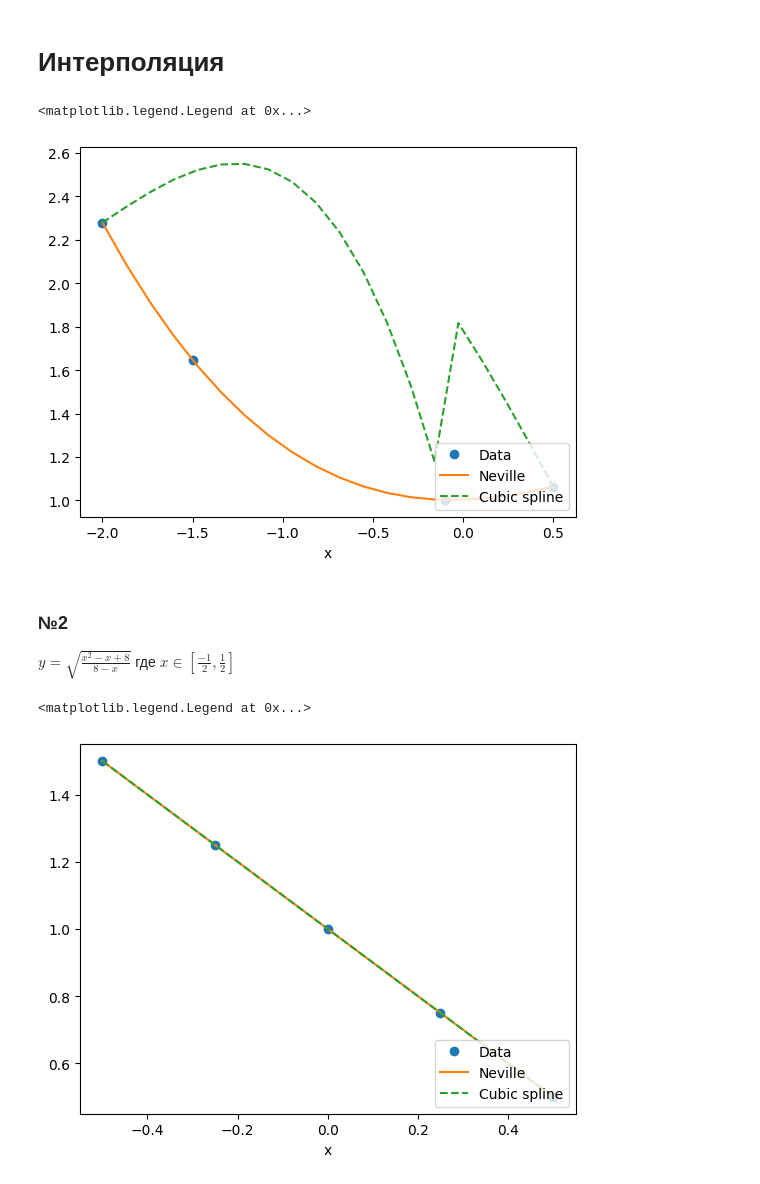
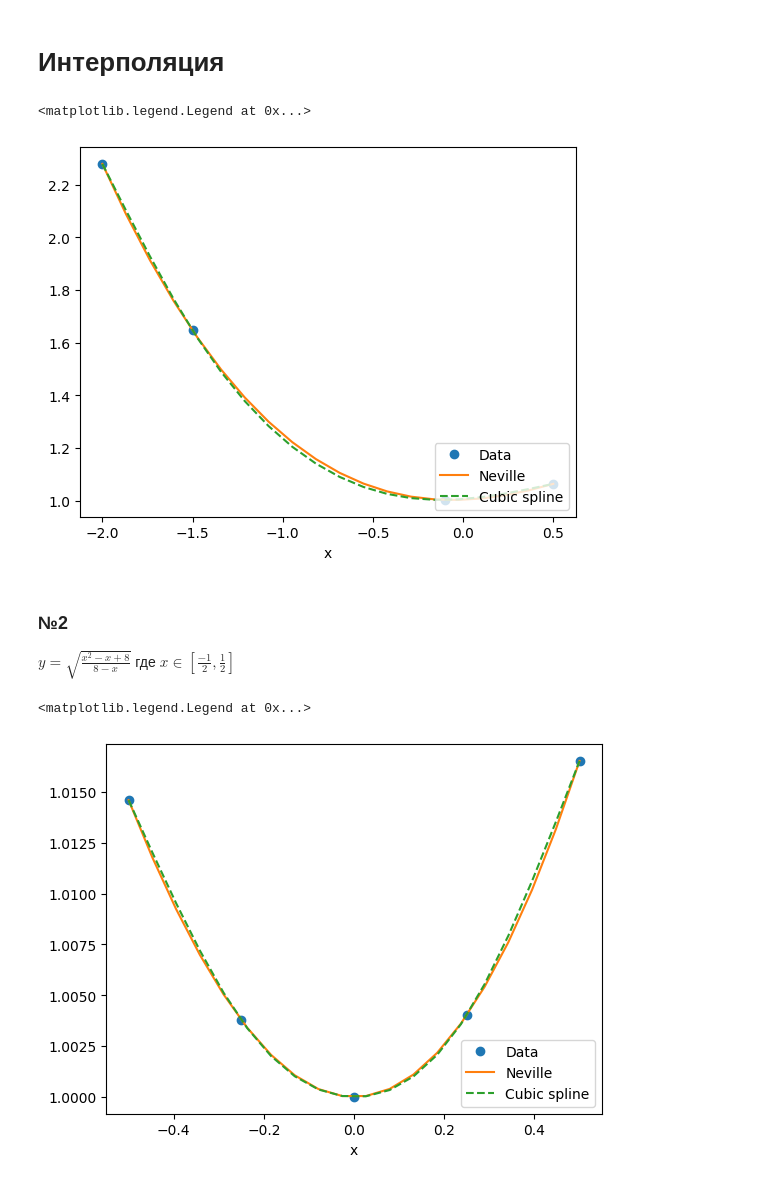
Before and after one commit to azizka85/Numerical-Methods, a Jupyter notebook: tasks/task #8.ipynb, the cells around one changed output. Cells and saved outputs as stored; diff of their text form; code cells hidden in the pictures.

```diff
--- a/tasks/task #8.ipynb
+++ b/tasks/task #8.ipynb
@@ -10,8 +10,8 @@ import matplotlib.pyplot as plt
 import modules.interpolation.neville as nv
 import modules.interpolation.cubic_spline as cs
 
-xd = np.array([-2.0, -0.1, -1.5, 0.5])
-yd = np.array([2.2796, 1.0025, 1.6467, 1.0635])
+xd = np.array([-2.0, -1.5, -0.1, 0.5])
+yd = np.array([2.2796, 1.6467, 1.0025, 1.0635])
 
 x = np.linspace(-2, 0.5, 20)
 
@@ -29,29 +29,29 @@ plt.xlabel('x')
 plt.legend(['Data', 'Neville', 'Cubic spline'], loc='lower right')
 # %% [output]
 <matplotlib.legend.Legend at 0x...>
-[figure, old version]
+[figure, new version]
 # %% [markdown]
 ###  №2
 
 $y=\sqrt{\frac{x^2-x+8}{8-x}}$  где $x \in [\frac{-1}{2}, \frac{1}{2}]$
 # %%
 xd = np.linspace(-1/2., 1/2., 5)
-yd = np.sqrt(xd**2 - xd + 8 / 8 - xd)
+yd = np.sqrt((xd**2 - xd + 8 )/ (8 - xd ))
 
 x = np.linspace(-1/2., 1/2., 20)
 
 n = len(x)
 
 y = np.zeros((n, 2))
 k = cs.curvatures(xd, yd)
 
 for i in range(n):
     y[i, 0] = nv.polynom(xd, yd, x[i])
     y[i, 1] = cs.polynom(xd, yd, k, x[i])
 
 plt.plot(xd, yd, 'o', x, y[:, 0], '-', x, y[:, 1], '--')
 plt.xlabel('x')
 plt.legend(['Data', 'Neville', 'Cubic spline'], loc='lower right')
 # %% [output]
 <matplotlib.legend.Legend at 0x...>
-[figure, old version]
+[figure, new version]
```
